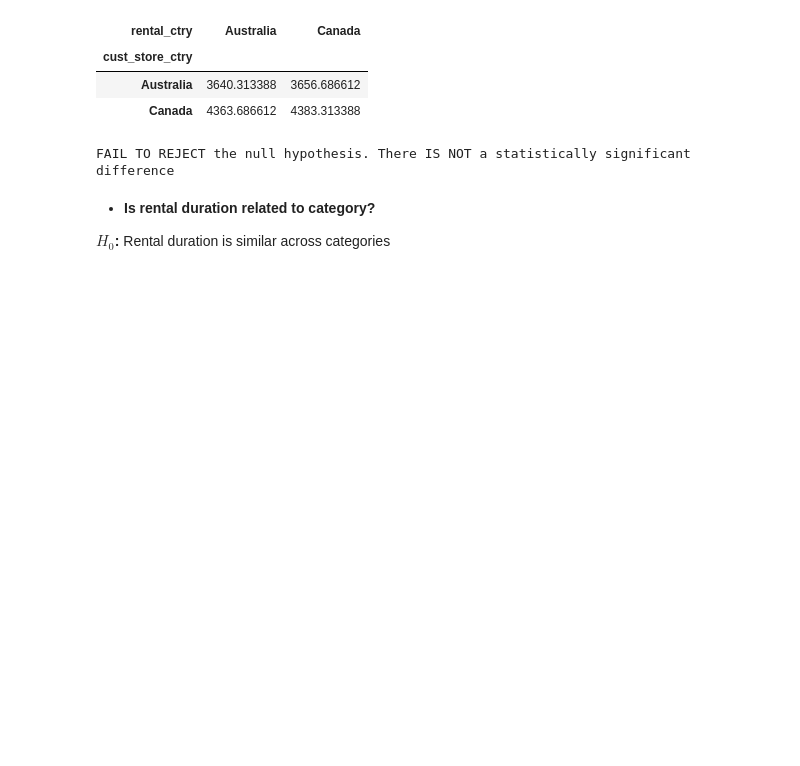
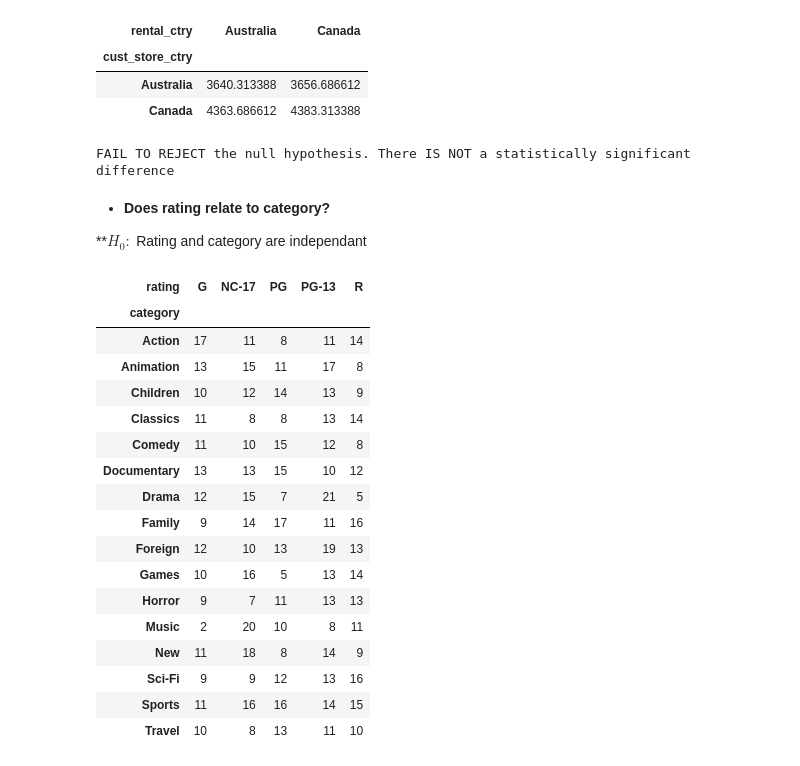
Before and after one commit to kjeliasen/statistics-exercises, a Jupyter notebook: hypothesis_testing.ipynb, the cells around one changed output. Saved outputs shown, nothing was run; the diff lists cells and outputs as text; code cells hidden in the pictures; blank space fills up the shorter version.

```diff
--- a/hypothesis_testing.ipynb
+++ b/hypothesis_testing.ipynb
@@ -1157,7 +1269,31 @@ reject, statement = null_reject(p, alpha)
 print(statement)
 # %% [output]
 FAIL TO REJECT the null hypothesis. There IS NOT a statistically significant difference
-# %% [markdown]
-- **Is rental duration related to category?**
-
-**$H_0$:** Rental duration is similar across categories
+# %% [markdown]
+- **Does rating relate to category?**
+
+**$H_0:$ Rating and category are independant
+# %%
+crosstab_ratcat = pd.crosstab(films.category, films.rating)
+index=crosstab_ratcat.index
+columns=crosstab_ratcat.columns
+crosstab_ratcat
+# %% [output]
+| rating | G | NC-17 | PG | PG-13 | R |
+| category |  |  |  |  |  |
+| Action | 17 | 11 | 8 | 11 | 14 |
+| Animation | 13 | 15 | 11 | 17 | 8 |
+| Children | 10 | 12 | 14 | 13 | 9 |
+| Classics | 11 | 8 | 8 | 13 | 14 |
+| Comedy | 11 | 10 | 15 | 12 | 8 |
+| Documentary | 13 | 13 | 15 | 10 | 12 |
+| Drama | 12 | 15 | 7 | 21 | 5 |
+| Family | 9 | 14 | 17 | 11 | 16 |
+| Foreign | 12 | 10 | 13 | 19 | 13 |
+| Games | 10 | 16 | 5 | 13 | 14 |
+| Horror | 9 | 7 | 11 | 13 | 13 |
+| Music | 2 | 20 | 10 | 8 | 11 |
+| New | 11 | 18 | 8 | 14 | 9 |
+| Sci-Fi | 9 | 9 | 12 | 13 | 16 |
+| Sports | 11 | 16 | 16 | 14 | 15 |
+| Travel | 10 | 8 | 13 | 11 | 10 |
```
Also changed, not shown: parts of 10 cells of this notebook.
